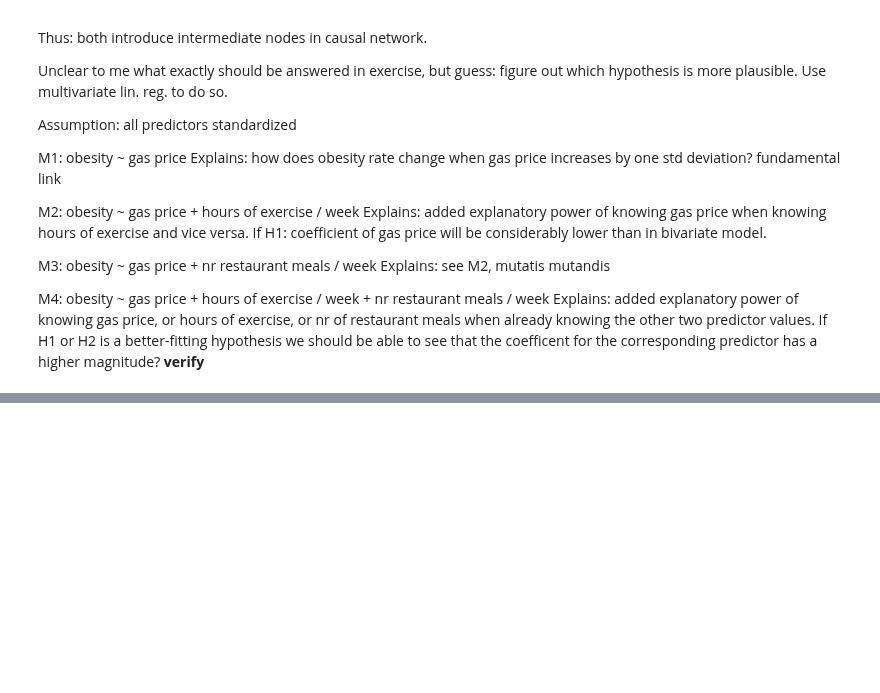
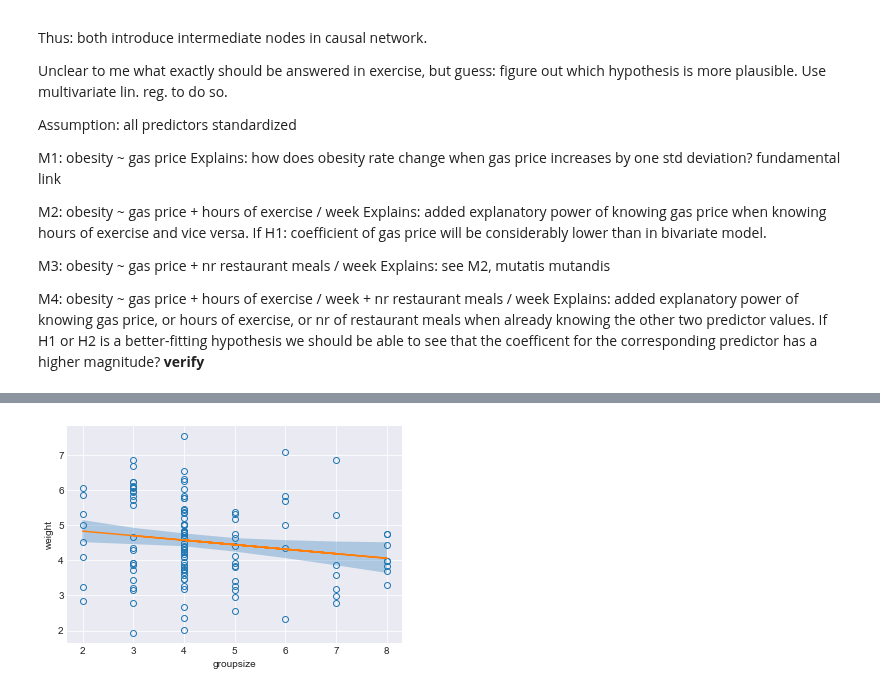
Before and after one commit to nwweber/statistical_rethinking, a Jupyter notebook: chapter_05_multivariate_linear_models.ipynb, the cells around one changed output, grey strips where cells are left out. Cells and saved outputs as stored; diff of their text form; code cells hidden in the pictures; blank space fills up the shorter version.

```diff
--- a/chapter_05_multivariate_linear_models.ipynb
+++ b/chapter_05_multivariate_linear_models.ipynb
@@ -1818,0 +1835,15 @@ If H1 or H2 is a better-fitting hypothesis we should be able to see that the coe
+# %%
+with pm.Model() as m_practice_5_h_1_a:
+
+    bArea = pm.Normal('bArea', mu=0, sd=1)
+
+    a = pm.Normal('a', mu=10, sd=10)
+    mu = pm.Deterministic('mu', a + bArea * foxes.area)
+
+    sigma = pm.Uniform('sigma', lower=0, upper=10)
+
+    weight = pm.Normal('weight', mu=mu, sd=sigma, observed=foxes.weight)
+
+    trace_m_practice_5_h_1_a = pm.sample(draws=1000, tune=1000)
+
+summarize_interesting(trace_m_practice_5_h_1_a)
@@ -1818,0 +1901,15 @@ If H1 or H2 is a better-fitting hypothesis we should be able to see that the coe
+# %%
+with pm.Model() as m_practice_5_h_1_b:
+
+    bGroupsize = pm.Normal('bGroupsize', mu=0, sd=1)
+
+    a = pm.Normal('a', mu=10, sd=10)
+    mu = pm.Deterministic('mu', a + bGroupsize * foxes.groupsize)
+
+    sigma = pm.Uniform('sigma', lower=0, upper=10)
+
+    weight = pm.Normal('weight', mu=mu, sd=sigma, observed=foxes.weight)
+
+    trace_m_practice_5_h_1_b = pm.sample(draws=1000, tune=1000)
+
+summarize_interesting(trace_m_practice_5_h_1_b)
@@ -1818,0 +1925,4 @@ If H1 or H2 is a better-fitting hypothesis we should be able to see that the coe
+# %%
+plot_bivariate_trace(foxes, trace_m_practice_5_h_1_b, 'a', 'groupsize', 'bGroupsize', 'weight')
+# %% [output]
+[figure, added]
```
Also changed, not shown: parts of 8 cells of this notebook.
